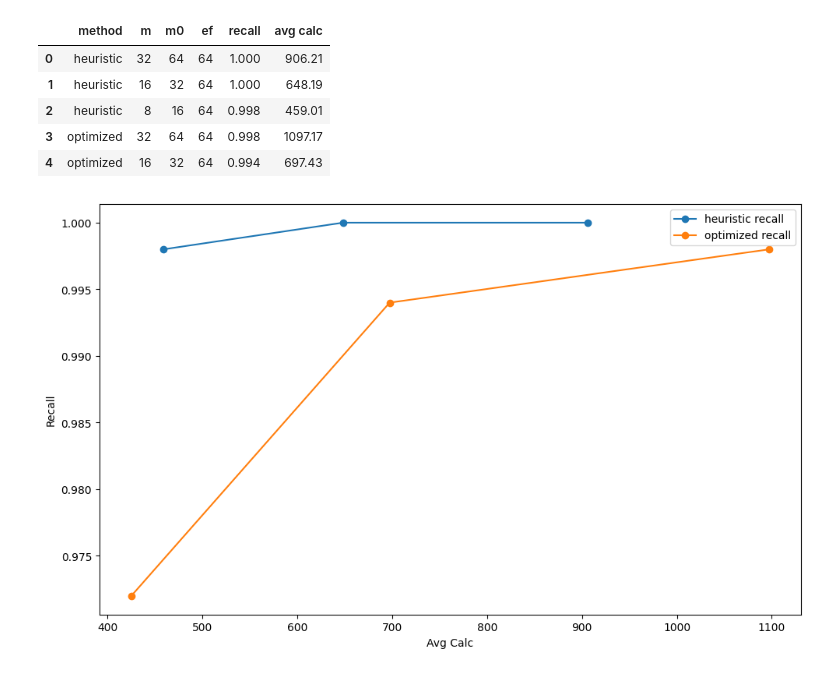
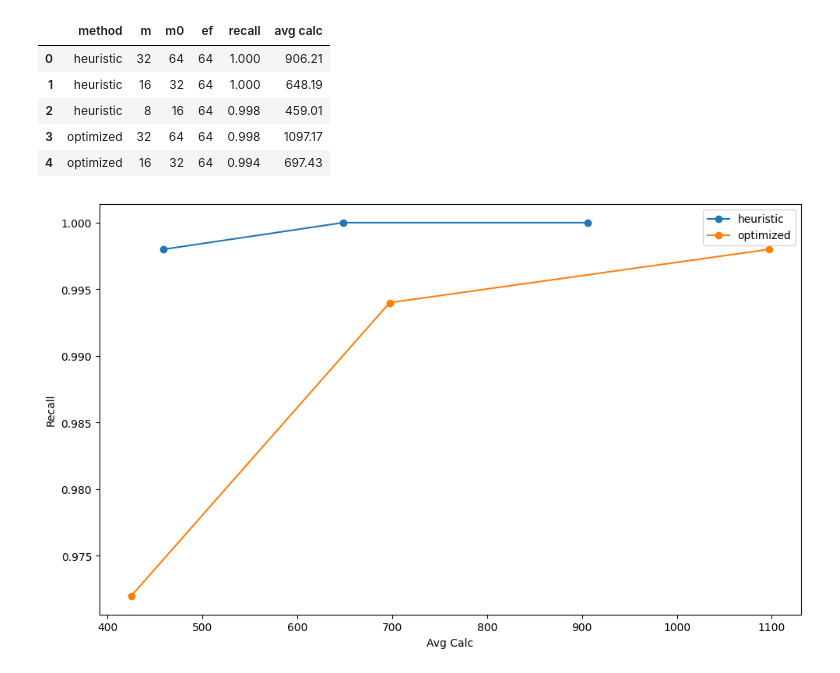
Before and after one commit to Vladislav-Kanev/navigable-graphs-python, a Jupyter notebook: report.ipynb, the cells around one changed output. Drawn from its saved outputs; the diff is of its cells as text; code cells hidden in the pictures.

Commit message:
changed labels

```diff
--- a/report.ipynb
+++ b/report.ipynb
@@ -29,20 +29,20 @@ test_hnsw.head()
 # %%
 import pandas as pd
 import matplotlib.pyplot as plt
 
 grouped = test_hnsw.groupby('method')
 
 plt.figure(figsize=(10, 6))
 
 for name, group in grouped:
-    plt.plot(group['avg calc'], group['recall'], marker='o', label=f'{name} recall')
+    plt.plot(group['avg calc'], group['recall'], marker='o', label=f'{name}')
 
 plt.xlabel('Avg Calc')
 plt.ylabel('Recall')
 plt.legend()
 
 plt.tight_layout()
 plt.savefig("result.png")
 plt.show()
 # %% [output]
-[figure, old version]
+[figure, new version]
```
Also changed, not shown: 1 other file.
